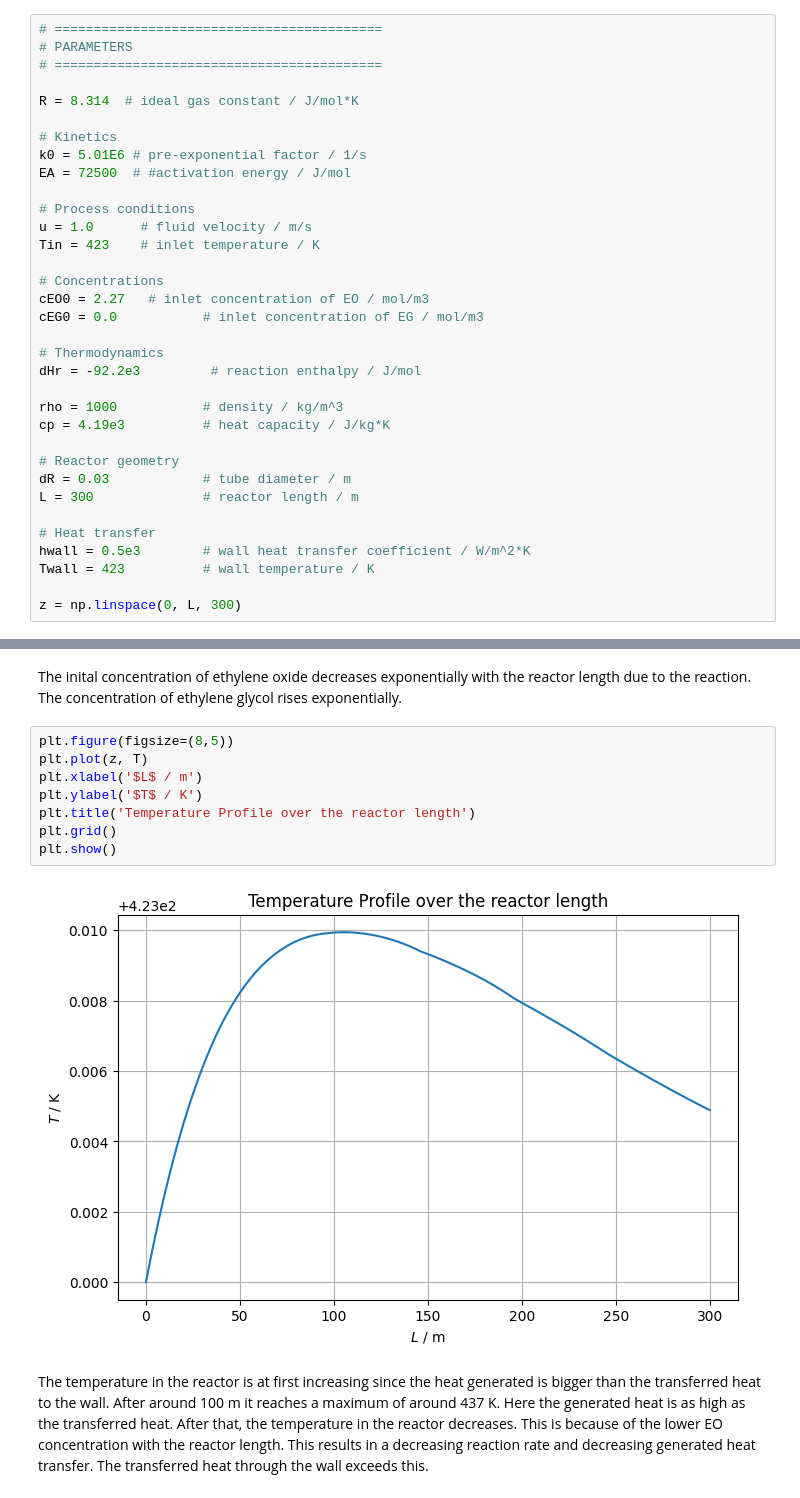
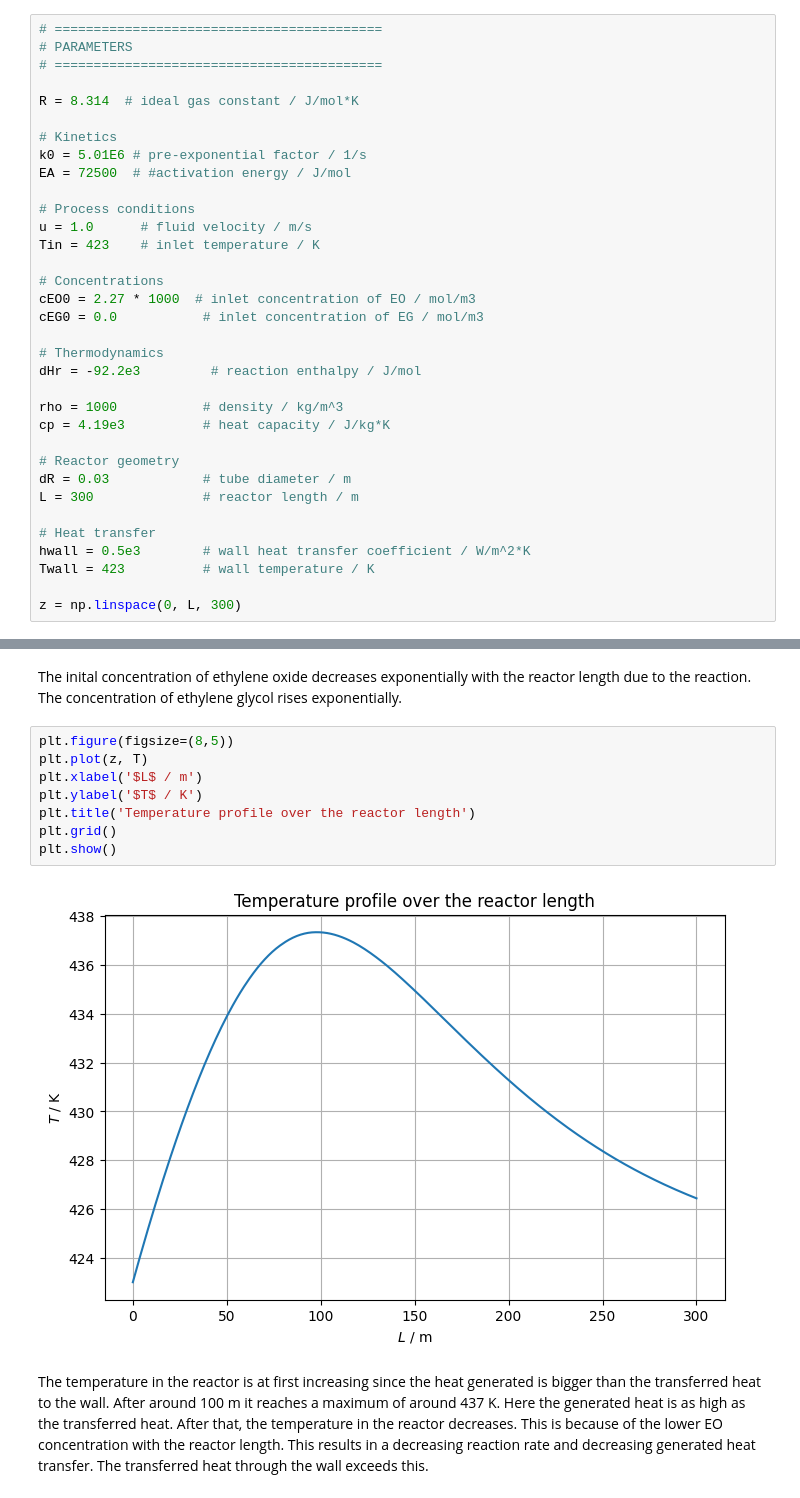
Before and after one commit to ivanna1398-dotcom/CRE-Assignment-3, a Jupyter notebook: Group 6 Assignment 3.0.ipynb, the cells around one changed output, grey strips where cells are left out. Saved outputs shown, nothing was run; the diff lists cells and outputs as text.

```diff
--- a/Group 6 Assignment 3.0.ipynb
+++ b/Group 6 Assignment 3.0.ipynb
@@ -142,7 +142,7 @@ u = 1.0      # fluid velocity / m/s
 Tin = 423    # inlet temperature / K
 
 # Concentrations
-cEO0 = 2.27   # inlet concentration of EO / mol/m3
+cEO0 = 2.27 * 1000  # inlet concentration of EO / mol/m3
 cEG0 = 0.0           # inlet concentration of EG / mol/m3
 
 # Thermodynamics
@@ -252,13 +252,13 @@ The inital concentration of ethylene oxide decreases exponentially with the reac
 # %%
 plt.figure(figsize=(8,5))
 plt.plot(z, T)
 plt.xlabel('$L$ / m')
 plt.ylabel('$T$ / K')
-plt.title('Temperature Profile over the reactor length')
+plt.title('Temperature profile over the reactor length')
 plt.grid()
 plt.show()
 # %% [output]
-[figure, old version]
+[figure, new version]
 # %% [markdown]
 The temperature in the reactor is at first increasing since the heat generated is bigger than the transferred heat to the wall. After around 100 m it reaches a maximum of around 437 K. Here the generated heat is as high as the transferred heat. After that, the temperature in the reactor decreases. This is because of the lower EO concentration with the reactor length. This results in a decreasing reaction rate and decreasing generated heat transfer. The transferred heat through the wall exceeds this.
 # %%
```
Also changed, not shown: parts of 22 cells of this notebook.
